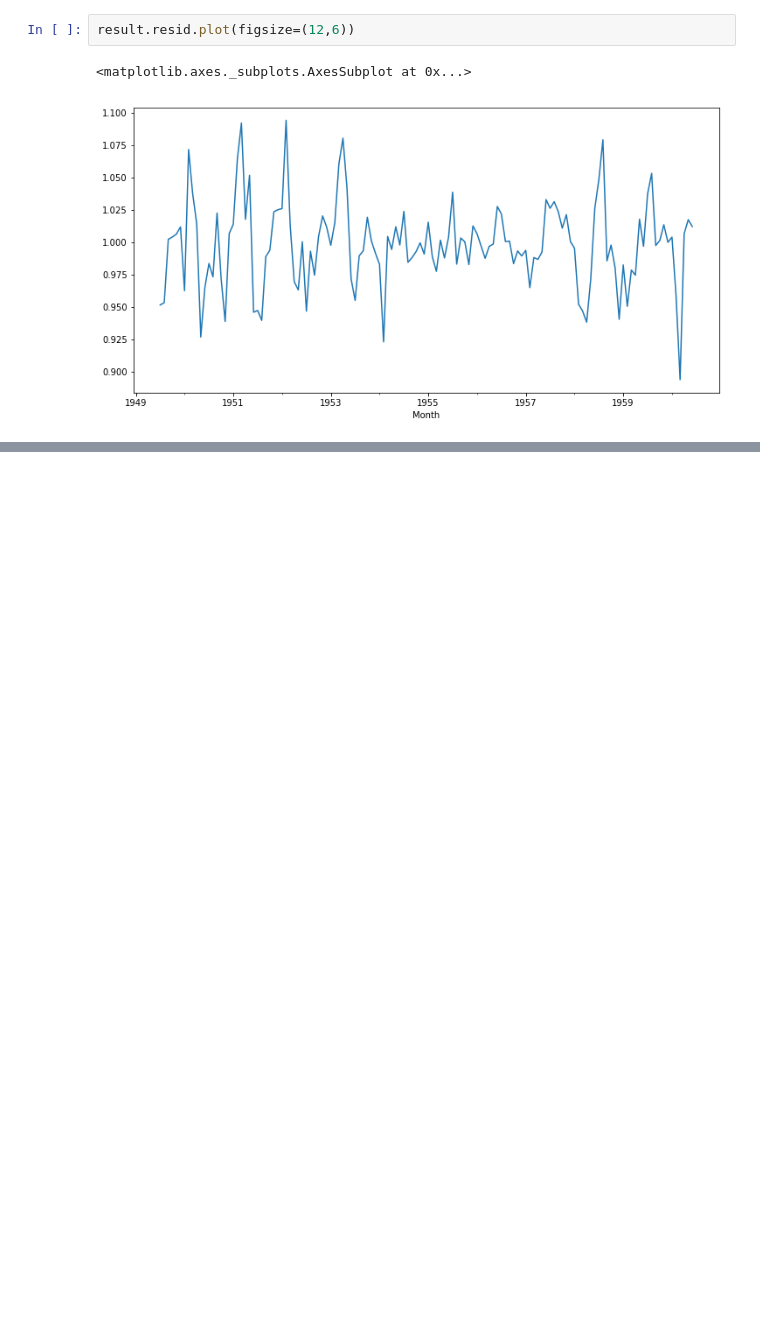
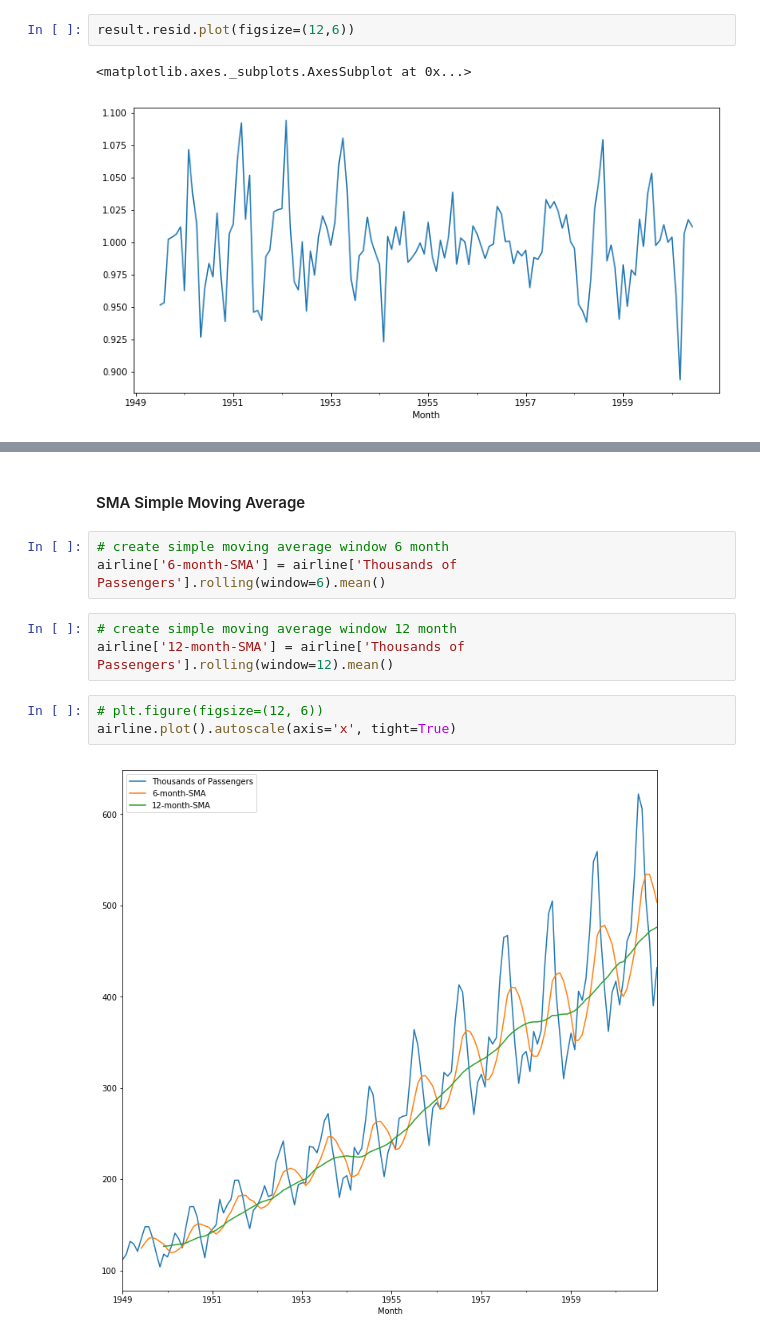
Before and after one commit to saifulrijal-ds/time-series-analysis-python, a Jupyter notebook: learn-notes_tsa-with-statsmodel.ipynb, the cells around one changed output, grey strips where cells are left out. Drawn from its saved outputs; the diff is of its cells as text; blank space fills up the shorter version.

```diff
--- a/learn-notes_tsa-with-statsmodel.ipynb
+++ b/learn-notes_tsa-with-statsmodel.ipynb
@@ -174,0 +200,13 @@ result.resid.plot(figsize=(12,6))
+# %% [markdown]
+#### SMA Simple Moving Average
+# %%
+# create simple moving average window 6 month
+airline['6-month-SMA'] = airline['Thousands of Passengers'].rolling(window=6).mean()
+# %%
+# create simple moving average window 12 month
+airline['12-month-SMA'] = airline['Thousands of Passengers'].rolling(window=12).mean()
+# %%
+# plt.figure(figsize=(12, 6))
+airline.plot().autoscale(axis='x', tight=True)
+# %% [output]
+[figure, added]
```
Also changed, not shown: parts of 28 cells of this notebook.
